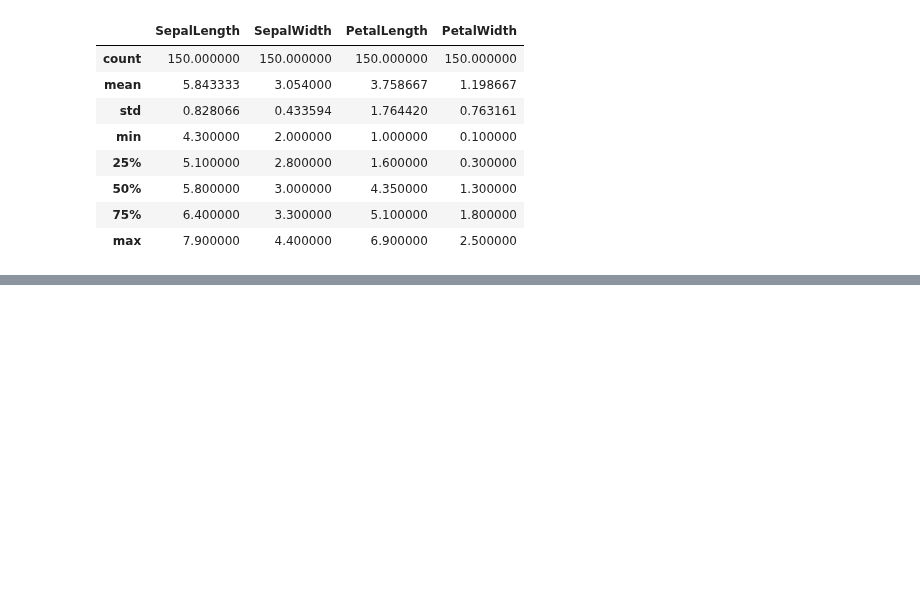
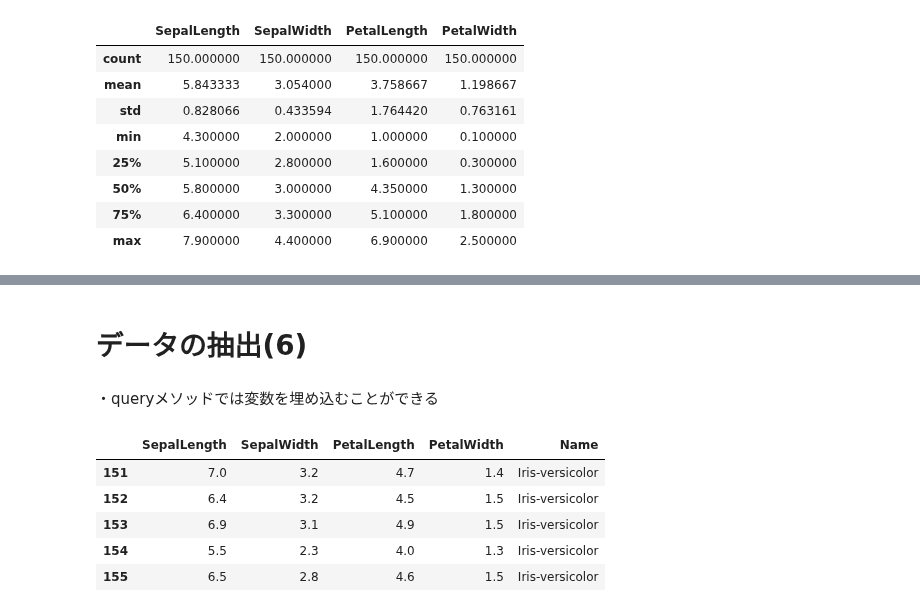
Before and after one commit to daiyomiura/study_python, a Jupyter notebook: jupyter/Pythonで学ぶビジネス分析入門2019/第3単元_pandas基礎/3Pandasの基礎自分で打ち込み.ipynb, the cells around one changed output, grey strips where cells are left out. Drawn from its saved outputs; the diff is of its cells as text; code cells hidden in the pictures; blank space fills up the shorter version.

```diff
--- a/jupyter/Pythonで学ぶビジネス分析入門2019/第3単元_pandas基礎/3Pandasの基礎自分で打ち込み.ipynb
+++ b/jupyter/Pythonで学ぶビジネス分析入門2019/第3単元_pandas基礎/3Pandasの基礎自分で打ち込み.ipynb
@@ -192,0 +272,15 @@ df.describe()
+# %% [markdown]
+# データの抽出(6)
+# %% [markdown]
+・queryメソッドでは変数を埋め込むことができる
+# %%
+# query メソッドは @ で変数を埋め込むこともできる
+name = "Iris-versicolor"
+df.query("Name == @name").head()
+# %% [output]
+|  | SepalLength | SepalWidth | PetalLength | PetalWidth | Name |
+| 151 | 7.0 | 3.2 | 4.7 | 1.4 | Iris-versicolor |
+| 152 | 6.4 | 3.2 | 4.5 | 1.5 | Iris-versicolor |
+| 153 | 6.9 | 3.1 | 4.9 | 1.5 | Iris-versicolor |
+| 154 | 5.5 | 2.3 | 4.0 | 1.3 | Iris-versicolor |
+| 155 | 6.5 | 2.8 | 4.6 | 1.5 | Iris-versicolor |
```
Also changed, not shown: parts of 20 cells of this notebook.
